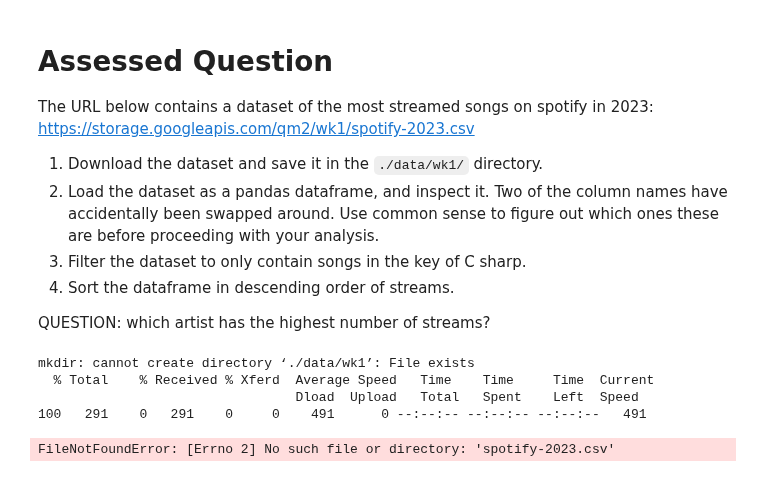
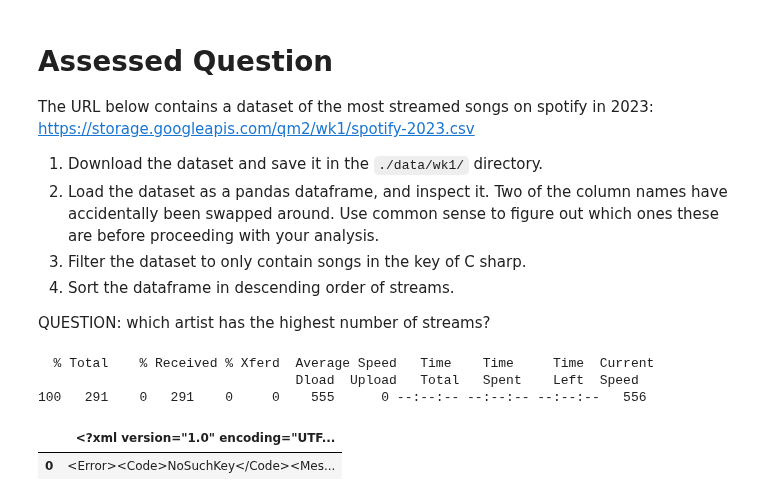
Before and after one commit to H3nnyH/H3nnYQM2, a Jupyter notebook: notebooks/W01. Python Recap.ipynb, the cells around one changed output. Drawn from its saved outputs; the diff is of its cells as text; code cells hidden in the pictures.

```diff
--- a/notebooks/W01. Python Recap.ipynb
+++ b/notebooks/W01. Python Recap.ipynb
@@ -243,17 +243,16 @@ https://storage.googleapis.com/qm2/wk1/spotify-2023.csv
 
 QUESTION: which artist has the highest number of streams?
 # %%
-import pandas as pd
-import matplotlib
-%matplotlib inline
-!mkdir ./data/wk1
+
+
+
 !curl https://s3.eu-west-2.amazonaws.com/qm2/wk1/spotify-2023.csv -o ./data/wk1/spotify-2023.csv
 
-cv = pd.read_csv('spotify-2023.csv')
-pd.head()
+data = pandas.read_csv('data/wk1/spotify-2023.csv')
+data.head()
 # %% [output]
-mkdir: cannot create directory ‘./data/wk1’: File exists
   % Total    % Received % Xferd  Average Speed   Time    Time     Time  Current
                                  Dload  Upload   Total   Spent    Left  Speed
-100   291    0   291    0     0    491      0 --:--:-- --:--:-- --:--:--   491
+100   291    0   291    0     0    555      0 --:--:-- --:--:-- --:--:--   556
-FileNotFoundError: [Errno 2] No such file or directory: 'spotify-2023.csv'
+|  | <?xml version="1.0" encoding="UTF... |
+| 0 | <Error><Code>NoSuchKey</Code><Mes... |
```
